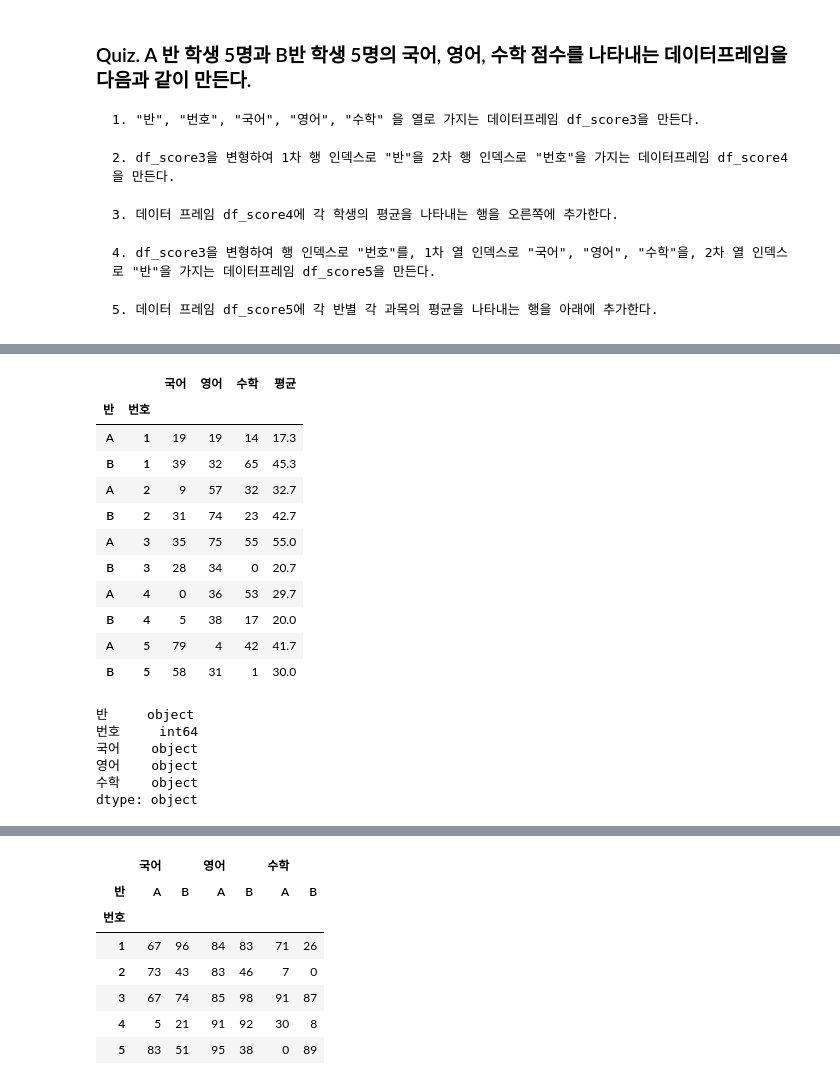
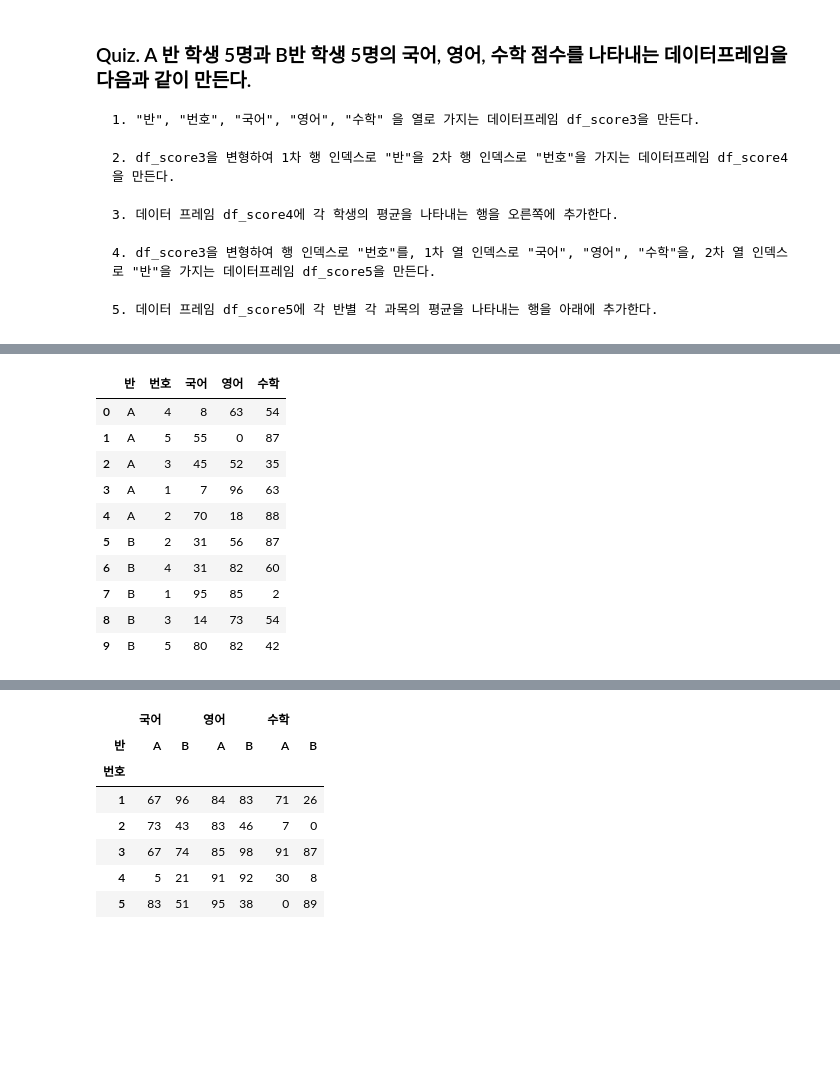
Before and after one commit to junmin98/WASSUP, a Jupyter notebook: Data_preprocessing/03_05_Pandas_DataFrame_Index.ipynb, the cells around one changed output, grey strips where cells are left out. Cells and saved outputs as stored; diff of their text form; code cells hidden in the pictures; blank space fills up the shorter version.

```diff
--- a/Data_preprocessing/03_05_Pandas_DataFrame_Index.ipynb
+++ b/Data_preprocessing/03_05_Pandas_DataFrame_Index.ipynb
@@ -580,34 +507,22 @@ df_score4
-# %%
-# 각 학생의 평균 계산
-df_score4['평균'] = round(df_score4.mean(axis=1),1)
-df_score4
-# %% [output]
-|  |  | 국어 | 영어 | 수학 | 평균 |
-| 반 | 번호 |  |  |  |  |
-| A | 1 | 19 | 19 | 14 | 17.3 |
-| B | 1 | 39 | 32 | 65 | 45.3 |
-| A | 2 | 9 | 57 | 32 | 32.7 |
-| B | 2 | 31 | 74 | 23 | 42.7 |
-| A | 3 | 35 | 75 | 55 | 55.0 |
-| B | 3 | 28 | 34 | 0 | 20.7 |
-| A | 4 | 0 | 36 | 53 | 29.7 |
-| B | 4 | 5 | 38 | 17 | 20.0 |
-| A | 5 | 79 | 4 | 42 | 41.7 |
-| B | 5 | 58 | 31 | 1 | 30.0 |
 # %%
 # 1.
 df_score3 = pd.DataFrame(columns=["반", "번호", "국어", "영어", "수학"])
 df_score3["반"] = list('AAAAABBBBB')
 df_score3["번호"] = np.hstack([np.random.choice(range(1,6), 5, replace=False), np.random.choice(range(1,6), 5, replace=False)]).reshape(-1,1)
 df_score3.iloc[:, 2:] = np.random.randint(0, 101, (10, 3))
-df_score3.dtypes
+df_score3
 # %% [output]
-반     object
-번호     int64
-국어    object
-영어    object
-수학    object
-dtype: object
+|  | 반 | 번호 | 국어 | 영어 | 수학 |
+| 0 | A | 4 | 8 | 63 | 54 |
+| 1 | A | 5 | 55 | 0 | 87 |
+| 2 | A | 3 | 45 | 52 | 35 |
+| 3 | A | 1 | 7 | 96 | 63 |
+| 4 | A | 2 | 70 | 18 | 88 |
+| 5 | B | 2 | 31 | 56 | 87 |
+| 6 | B | 4 | 31 | 82 | 60 |
+| 7 | B | 1 | 95 | 85 | 2 |
+| 8 | B | 3 | 14 | 73 | 54 |
+| 9 | B | 5 | 80 | 82 | 42 |
 # %%
 # 2. df_score3을 변형하여 1차 행 인덱스로 "반"을 2차 행 인덱스로 "번호"을 가지는 데이터프레임 df_score4을 만든다.
 df_score4 = df_score3.set_index(["반", "번호"])
```
Also changed, not shown: parts of 8 cells of this notebook, 1 other file.
